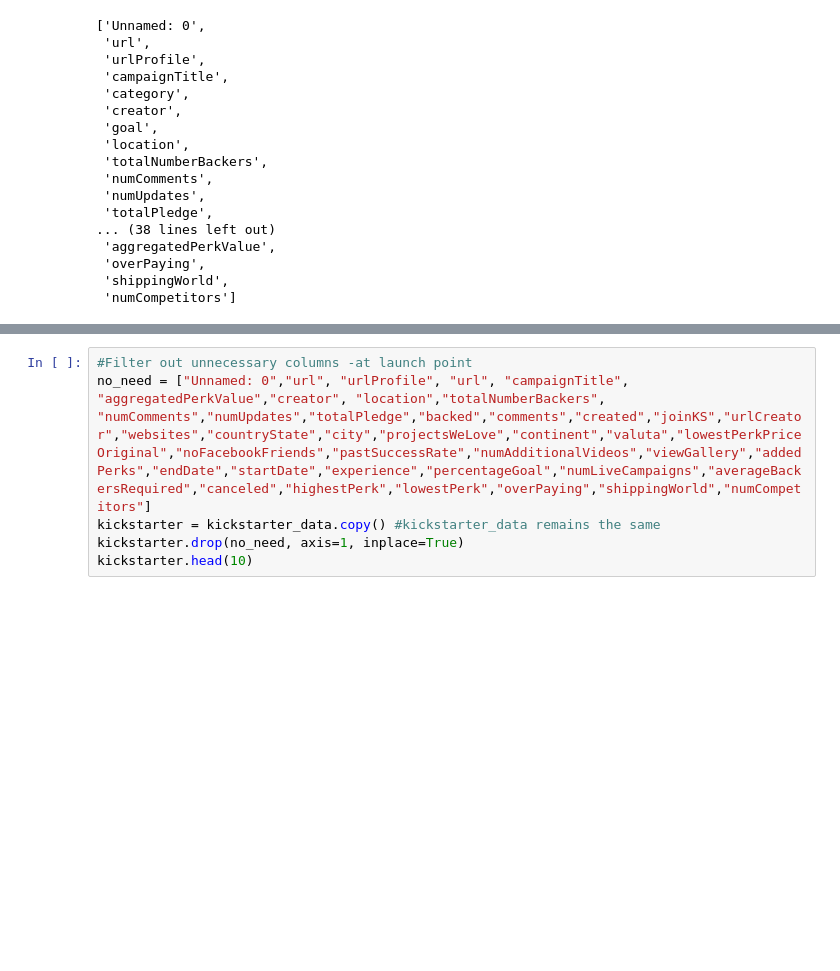
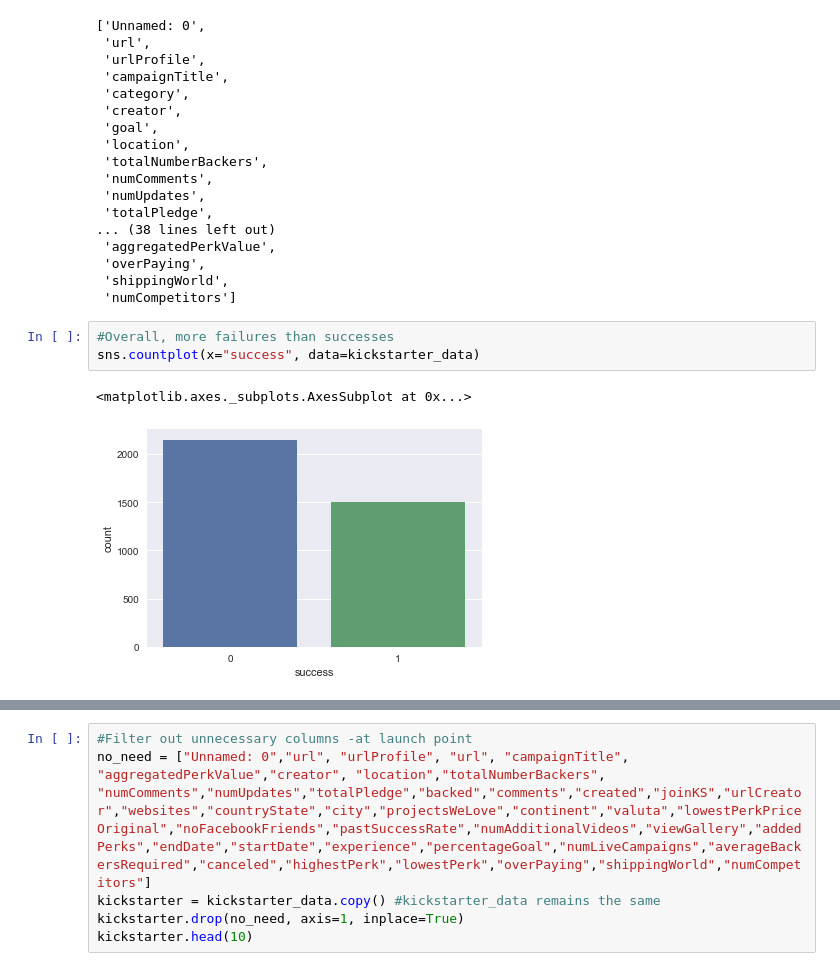
Before and after one commit to juwonlee1020/EYhack2017, a Jupyter notebook: graph visualizations.ipynb, the cells around one changed output, grey strips where cells are left out. Saved outputs shown, nothing was run; the diff lists cells and outputs as text; blank space fills up the shorter version.

Commit message:
Added more graph viz

```diff
--- a/Data Visualization.ipynb
+++ b/graph visualizations.ipynb
@@ -41,3 +41,9 @@ columns
  'overPaying',
  'shippingWorld',
  'numCompetitors']
+# %%
+#Overall, more failures than successes
+sns.countplot(x="success", data=kickstarter_data)
+# %% [output]
+<matplotlib.axes._subplots.AxesSubplot at 0x...>
+[figure, added]
```
Also changed, not shown: parts of 17 cells of this notebook, 13 other files.
